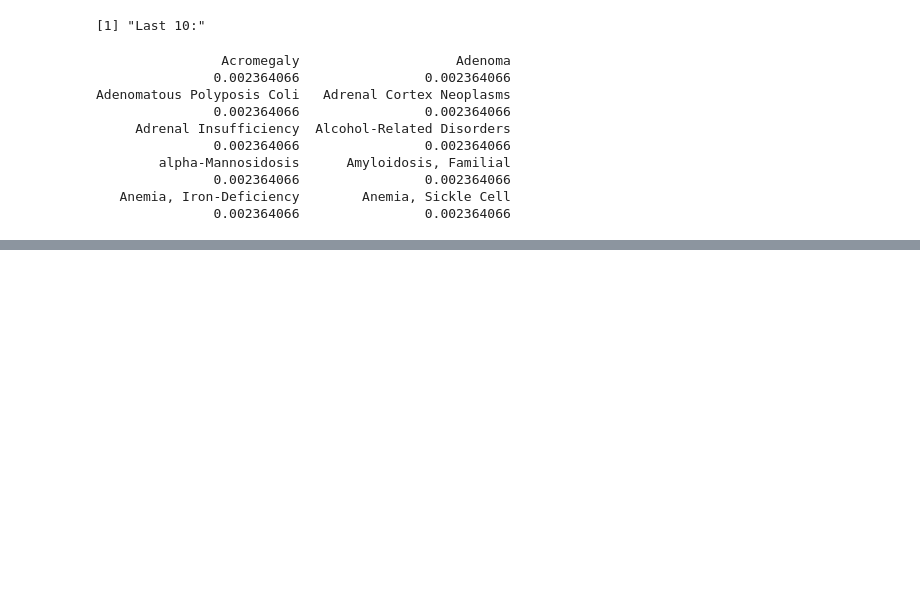
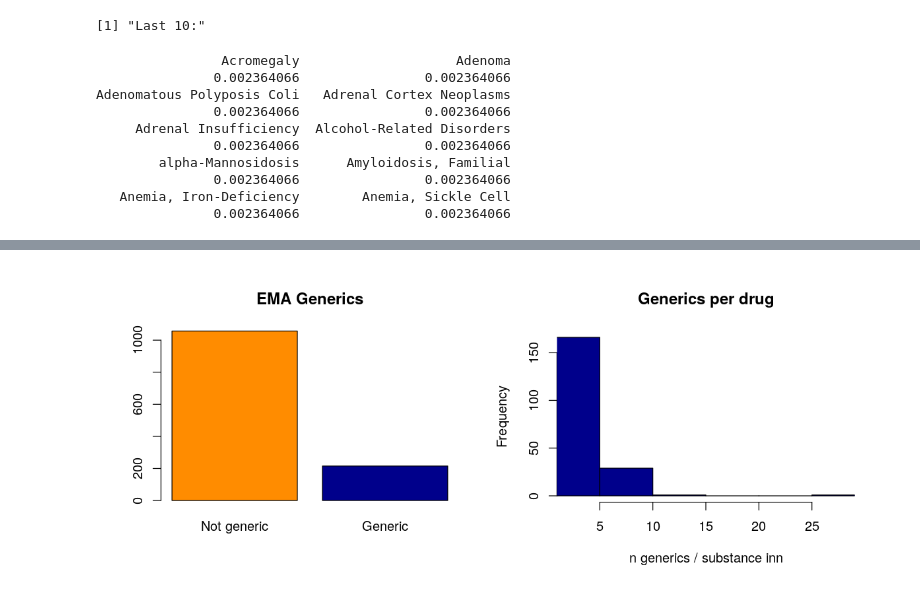
Before and after one commit to MiqG/EMA-Data-Scratching-with-RSelenium, a Jupyter notebook: web_scrapping_EMA.ipynb, the cells around one changed output, grey strips where cells are left out. Saved outputs shown, nothing was run; the diff lists cells and outputs as text; code cells hidden in the pictures; blank space fills up the shorter version.

```diff
--- a/web_scrapping_EMA.ipynb
+++ b/web_scrapping_EMA.ipynb
@@ -80,0 +85,29 @@ print(colnames(drug_df))
+# %%
+# make new df with features of interest
+df = drug_df['Name']
+
+df['substance_act'] = drug_df['Active.substance']
+
+df['substance_inn'] = drug_df['International.non.proprietary.name..INN..or.common.name']
+
+df['Generic'] = drug_df['Generic']!=''
+
+df['Orphan'] = drug_df['Orphan']!=''
+
+df[['Dates']] = strptime(drug_df[['Date.of.issue.of.marketing.authorisation.valid.throughout.the.European.Union']], "%d/%m/%Y")
+df['Years'] = format(df['Dates'], "%Y")
+
+df['ex_circ'] = drug_df['Exceptional.circumstances']!=''
+
+df['Countries'] = drug_df['Countries']
+
+df['mah'] = drug_df['Marketing.authorisation.holder']
+
+df['mesh'] = drug_df['Therapeutic.area..MeSH.']
+
+# Data cleaning and wrangling
+#df = df[df$mah != '',]
+
+# check
+print(paste('The clean dataframe has ',nrow(df),'entries.'))
+head(df)
@@ -153,0 +223,16 @@ drug_df$Date.of.issue.of.marketing.authorisation.valid.throughout.the.European.U
+# %%
+# visualization
+options(repr.plot.width=10, repr.plot.height=4)
+par(mfrow=c(1,2))
+
+# Proportion of generics
+barplot(table(df['Generic']), main = 'EMA Generics',col=c('darkorange','darkblue'),names.arg = c('Not generic','Generic'))
+#legend('topright',legend = c('Not generic','Generic'),fill = c('darkorange','darkblue'))
+
+# Generics per drug
+tmp = table(df['substance_inn'])
+tmp = tmp[tmp!=1]
+gen_drug = tmp[order(tmp,decreasing=T)]
+hist(gen_drug, main = 'Generics per drug',col='darkblue', xlab='n generics / substance inn', xlim=c(2,max(gen_drug)))
+# %% [output]
+[figure, added]
```
Also changed, not shown: parts of 40 cells of this notebook, 2 other files.
